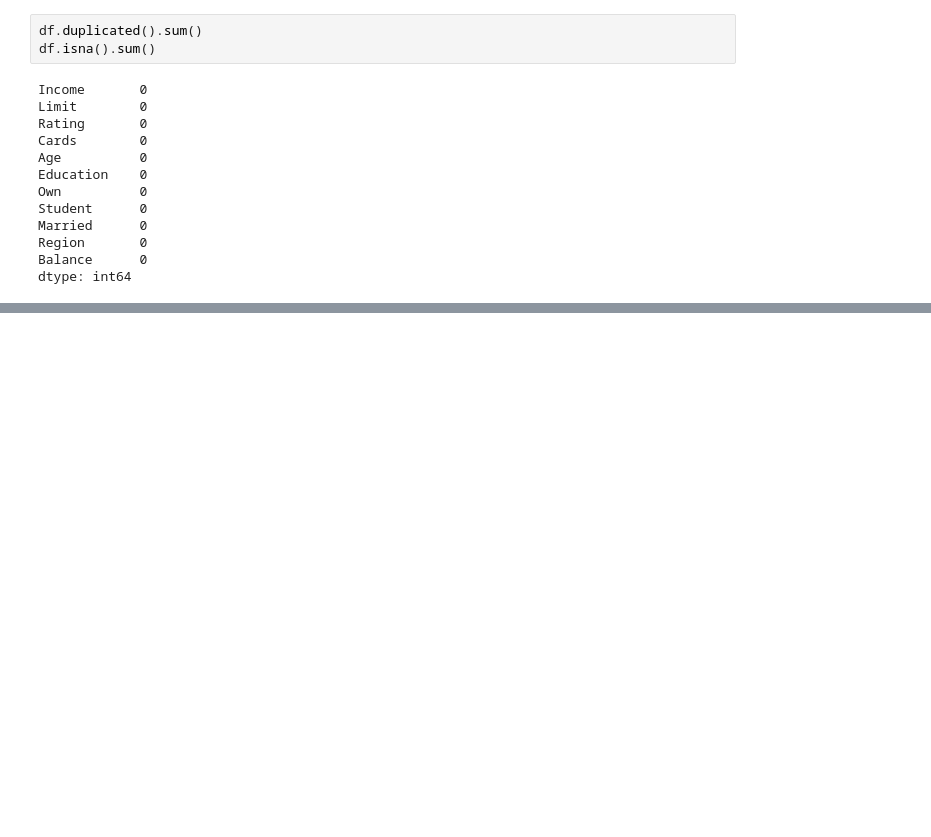
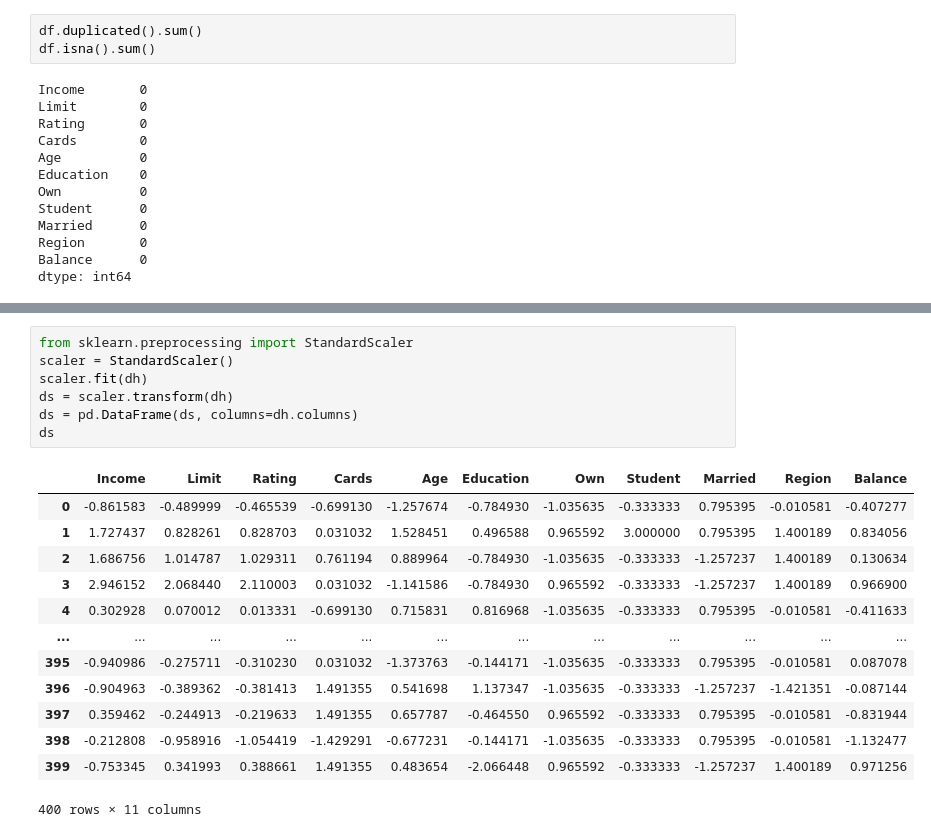
Before and after one commit to adunoluwa1/Data-Science, a Jupyter notebook: Credit.ipynb, the cells around one changed output, grey strips where cells are left out. Cells and saved outputs as stored; diff of their text form; blank space fills up the shorter version.

```diff
--- a/Credit.ipynb
+++ b/Credit.ipynb
@@ -66,0 +158,21 @@ dtype: int64
+# %%
+from sklearn.preprocessing import StandardScaler
+scaler = StandardScaler()
+scaler.fit(dh)
+ds = scaler.transform(dh)
+ds = pd.DataFrame(ds, columns=dh.columns)
+ds
+# %% [output]
+|  | Income | Limit | Rating | Cards | Age | Education | Own | Student | Married | Region | Balance |
+| 0 | -0.861583 | -0.489999 | -0.465539 | -0.699130 | -1.257674 | -0.784930 | -1.035635 | -0.333333 | 0.795395 | -0.010581 | -0.407277 |
+| 1 | 1.727437 | 0.828261 | 0.828703 | 0.031032 | 1.528451 | 0.496588 | 0.965592 | 3.000000 | 0.795395 | 1.400189 | 0.834056 |
+| 2 | 1.686756 | 1.014787 | 1.029311 | 0.761194 | 0.889964 | -0.784930 | -1.035635 | -0.333333 | -1.257237 | 1.400189 | 0.130634 |
+| 3 | 2.946152 | 2.068440 | 2.110003 | 0.031032 | -1.141586 | -0.784930 | 0.965592 | -0.333333 | -1.257237 | 1.400189 | 0.966900 |
+| 4 | 0.302928 | 0.070012 | 0.013331 | -0.699130 | 0.715831 | 0.816968 | -1.035635 | -0.333333 | 0.795395 | -0.010581 | -0.411633 |
+| ... | ... | ... | ... | ... | ... | ... | ... | ... | ... | ... | ... |
+| 395 | -0.940986 | -0.275711 | -0.310230 | 0.031032 | -1.373763 | -0.144171 | -1.035635 | -0.333333 | 0.795395 | -0.010581 | 0.087078 |
+| 396 | -0.904963 | -0.389362 | -0.381413 | 1.491355 | 0.541698 | 1.137347 | -1.035635 | -0.333333 | -1.257237 | -1.421351 | -0.087144 |
+| 397 | 0.359462 | -0.244913 | -0.219633 | 1.491355 | 0.657787 | -0.464550 | 0.965592 | -0.333333 | 0.795395 | -0.010581 | -0.831944 |
+| 398 | -0.212808 | -0.958916 | -1.054419 | -1.429291 | -0.677231 | -0.144171 | -1.035635 | -0.333333 | 0.795395 | -0.010581 | -1.132477 |
+| 399 | -0.753345 | 0.341993 | 0.388661 | 1.491355 | 0.483654 | -2.066448 | 0.965592 | -0.333333 | -1.257237 | 1.400189 | 0.971256 |
+400 rows × 11 columns
```
Also changed, not shown: parts of 17 cells of this notebook, 3 other files.
